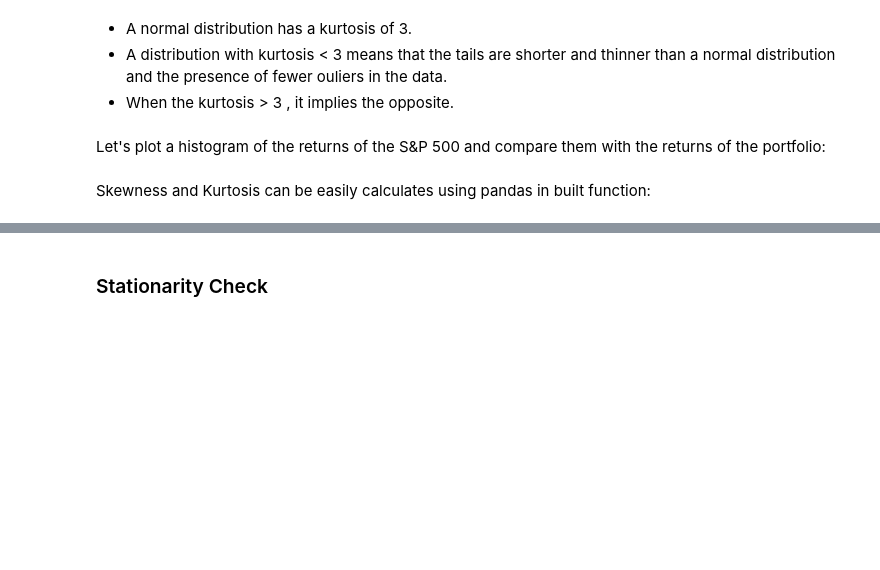
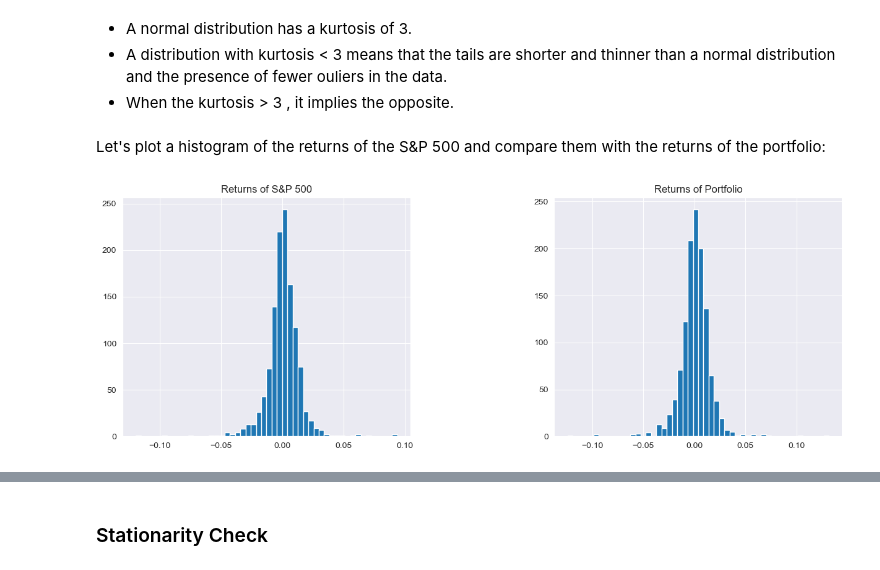
Before and after one commit to rahulakrish/portfolio_builder, a Jupyter notebook: code/new.ipynb, the cells around one changed output, grey strips where cells are left out. Drawn from its saved outputs; the diff is of its cells as text; code cells hidden in the pictures; blank space fills up the shorter version.

```diff
--- a/code/new.ipynb
+++ b/code/new.ipynb
@@ -524,2 +529,4 @@ def hist_returns(portfolio):
-# %% [markdown]
-Skewness and Kurtosis can be easily calculates using pandas in built function:
+# %%
+hist_returns(portfolio)
+# %% [output]
+[figure, added]
```
Also changed, not shown: parts of 119 cells of this notebook.
